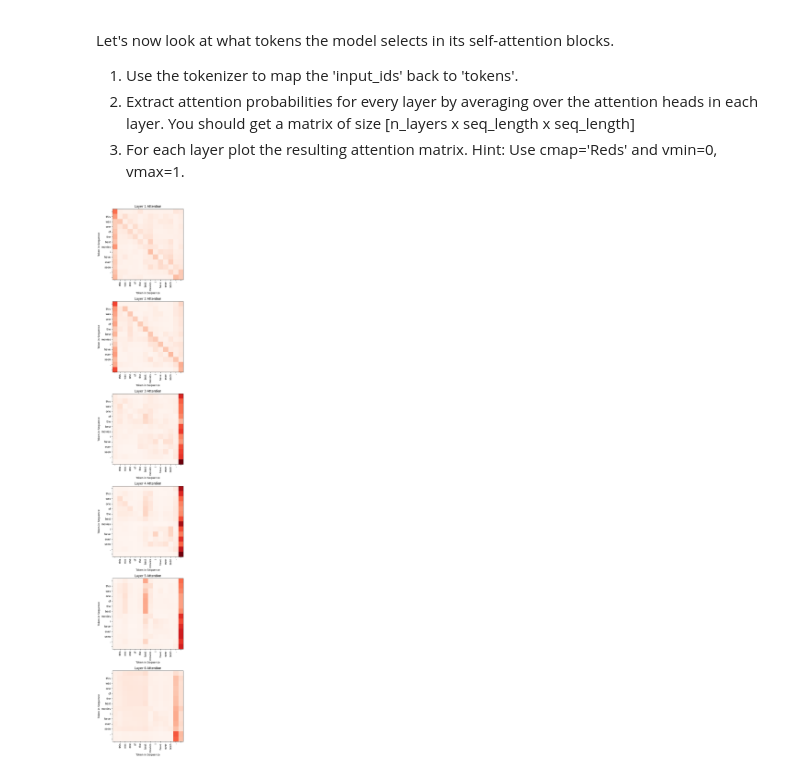
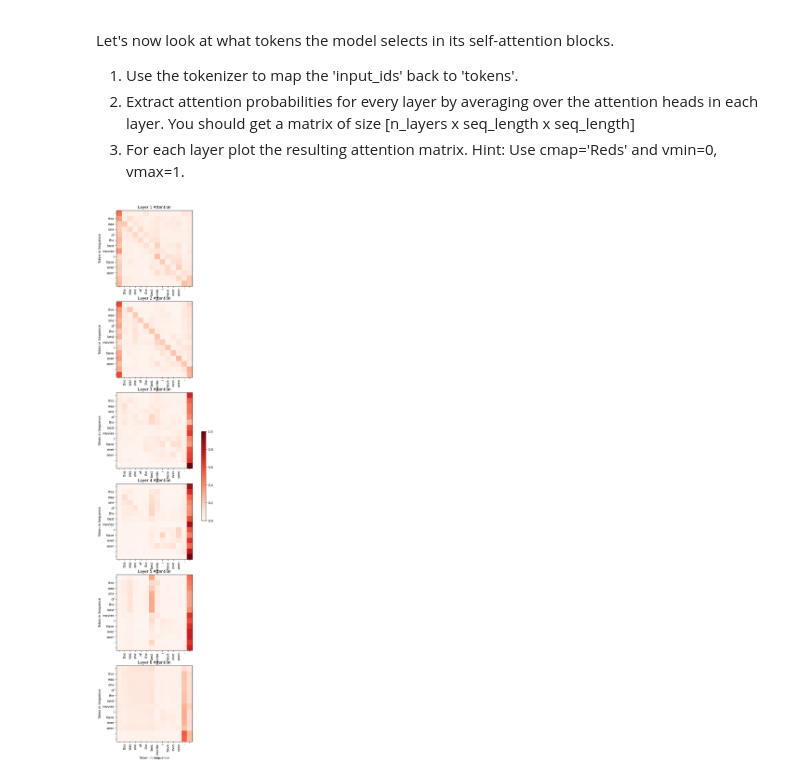
Before and after one commit to numustafa/Deep-Learning-2, a Jupyter notebook: week_2_attention/attention_Iheb.ipynb, the cells around one changed output. Cells and saved outputs as stored; diff of their text form; code cells hidden in the pictures.

```diff
--- a/week_2_attention/attention_Iheb.ipynb
+++ b/week_2_attention/attention_Iheb.ipynb
@@ -347,32 +347,36 @@ import matplotlib.pyplot as plt
 # YOUR CODE HERE #
 
 attention_matrices = []
 for layer_idx in range(config.n_layers):
     # Concatenate tensors along the batch axis
     attention_tensor = torch.cat([a.squeeze(0) for a in model.attention_probs[layer_idx]], dim=0)
 
     avg_attention = attention_tensor.mean(dim=0)  # Average over the heads
     attention_matrices.append(avg_attention)
 
 
 tokens = [tokenizer.decode([tok], skip_special_tokens=True) for tok in inputs['input_ids'][0]]
 
 # Handling the possibility of one or multiple axes
 fig, axes = plt.subplots(nrows=len(attention_matrices), figsize=(10, 5 * len(attention_matrices)))
 if len(attention_matrices) == 1:
     axes = [axes]
 
+images = []
 for i, ax in enumerate(axes):
     ax.imshow(attention_matrices[i].numpy(), cmap='Reds', vmin=0, vmax=1)
+    images.append(img)
     ax.set_title(f'Layer {i + 1} Attention')
     ax.set_xlabel('Token in Sequence')
     ax.set_ylabel('Token in Sequence')
     ax.set_xticks(range(len(tokens)))
     ax.set_xticklabels(tokens, rotation=90)
     ax.set_yticks(range(len(tokens)))
     ax.set_yticklabels(tokens)
 
-plt.tight_layout()
+fig.colorbar(images[0], ax=axes, orientation='vertical', fraction=0.025, pad=0.05)
+
+# plt.tight_layout()
 plt.show()
 # %% [output]
-[figure, old version]
+[figure, new version]
```
